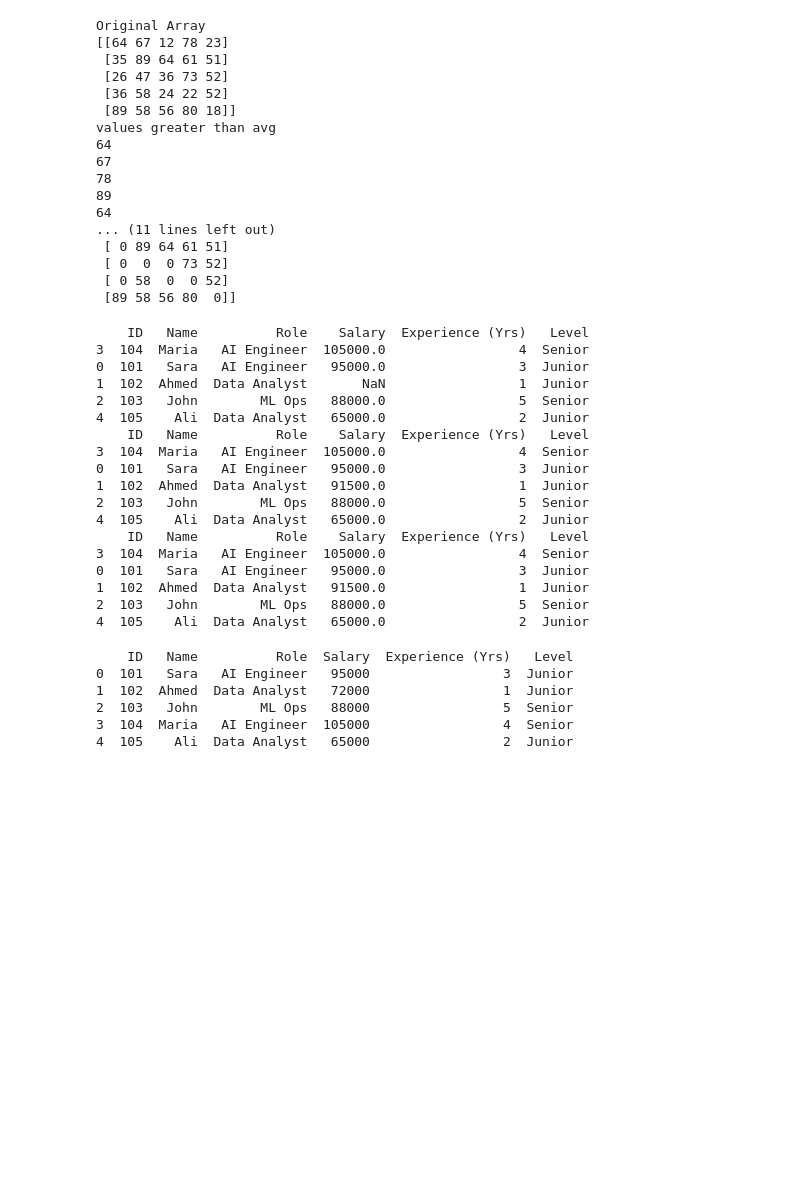
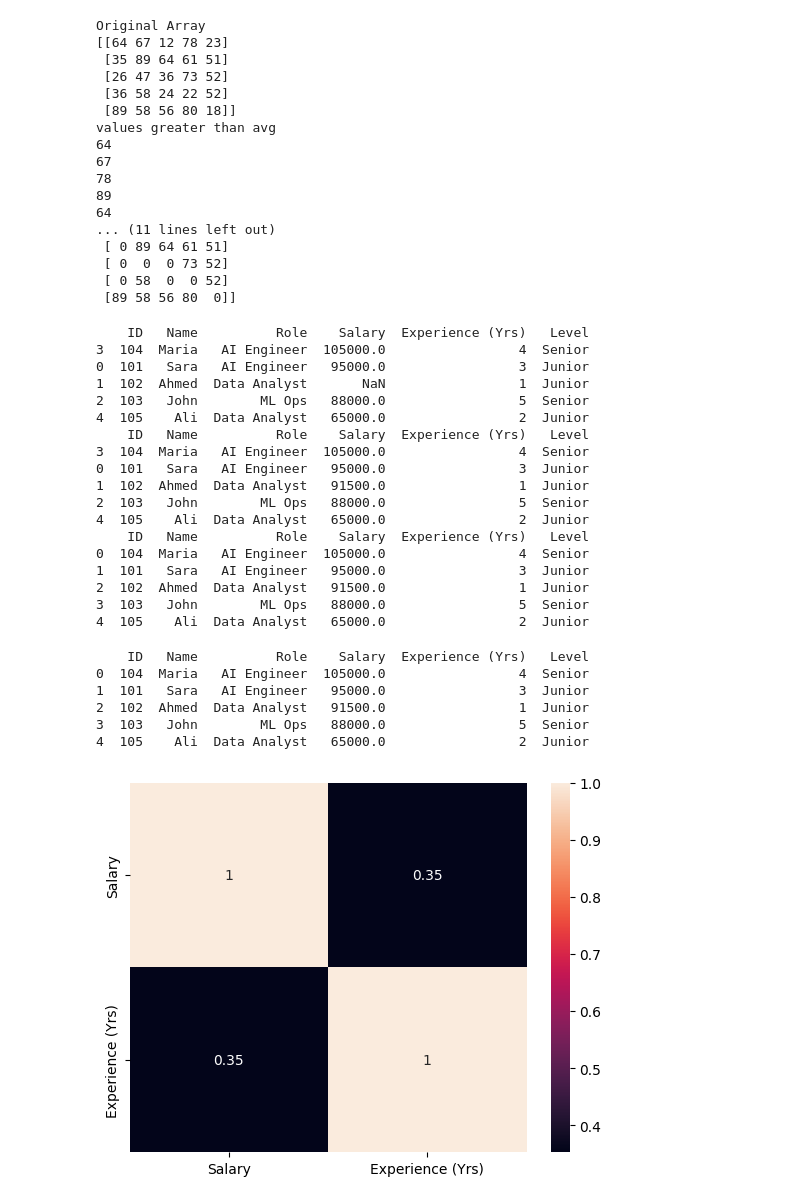
Before and after one commit to Yusra-Shah/Numpy-Pandas-Seaborn-Matplotlib-learning, a Jupyter notebook: Tasks.ipynb, the cells around one changed output. Saved outputs shown, nothing was run; the diff lists cells and outputs as text; code cells hidden in the pictures; blank space fills up the shorter version.

```diff
--- a/Tasks.ipynb
+++ b/Tasks.ipynb
@@ -68,7 +68,7 @@ print(df)
 x = df["Salary"].median()
 df["Salary"] = df["Salary"].fillna(x)
 print(df)
-df = df.sort_values(by="Salary",ascending = False)
+df = df.sort_values(by="Salary",ascending = False).reset_index(drop = True)
 print(df)
 # %% [output]
     ID   Name          Role    Salary  Experience (Yrs)   Level
@@ -84,17 +84,17 @@ print(df)
 2  103   John        ML Ops   88000.0                 5  Senior
 4  105    Ali  Data Analyst   65000.0                 2  Junior
     ID   Name          Role    Salary  Experience (Yrs)   Level
-3  104  Maria   AI Engineer  105000.0                 4  Senior
-0  101   Sara   AI Engineer   95000.0                 3  Junior
-1  102  Ahmed  Data Analyst   91500.0                 1  Junior
-2  103   John        ML Ops   88000.0                 5  Senior
+0  104  Maria   AI Engineer  105000.0                 4  Senior
+1  101   Sara   AI Engineer   95000.0                 3  Junior
+2  102  Ahmed  Data Analyst   91500.0                 1  Junior
+3  103   John        ML Ops   88000.0                 5  Senior
 4  105    Ali  Data Analyst   65000.0                 2  Junior
 # %%
 print(df)
 # %% [output]
-    ID   Name          Role  Salary  Experience (Yrs)   Level
-0  101   Sara   AI Engineer   95000                 3  Junior
-1  102  Ahmed  Data Analyst   72000                 1  Junior
-2  103   John        ML Ops   88000                 5  Senior
-3  104  Maria   AI Engineer  105000                 4  Senior
-4  105    Ali  Data Analyst   65000                 2  Junior
+    ID   Name          Role    Salary  Experience (Yrs)   Level
+0  104  Maria   AI Engineer  105000.0                 4  Senior
+1  101   Sara   AI Engineer   95000.0                 3  Junior
+2  102  Ahmed  Data Analyst   91500.0                 1  Junior
+3  103   John        ML Ops   88000.0                 5  Senior
+4  105    Ali  Data Analyst   65000.0                 2  Junior
@@ -100,0 +104,7 @@ print(df)
+# %%
+df_sel = df[["Salary", "Experience (Yrs)"]]
+corr = df_sel.corr(numeric_only = True)
+sns.heatmap(corr,annot=True)
+plt.show()
+# %% [output]
+[figure, added]
```
Also changed, not shown: parts of 2 cells of this notebook.
